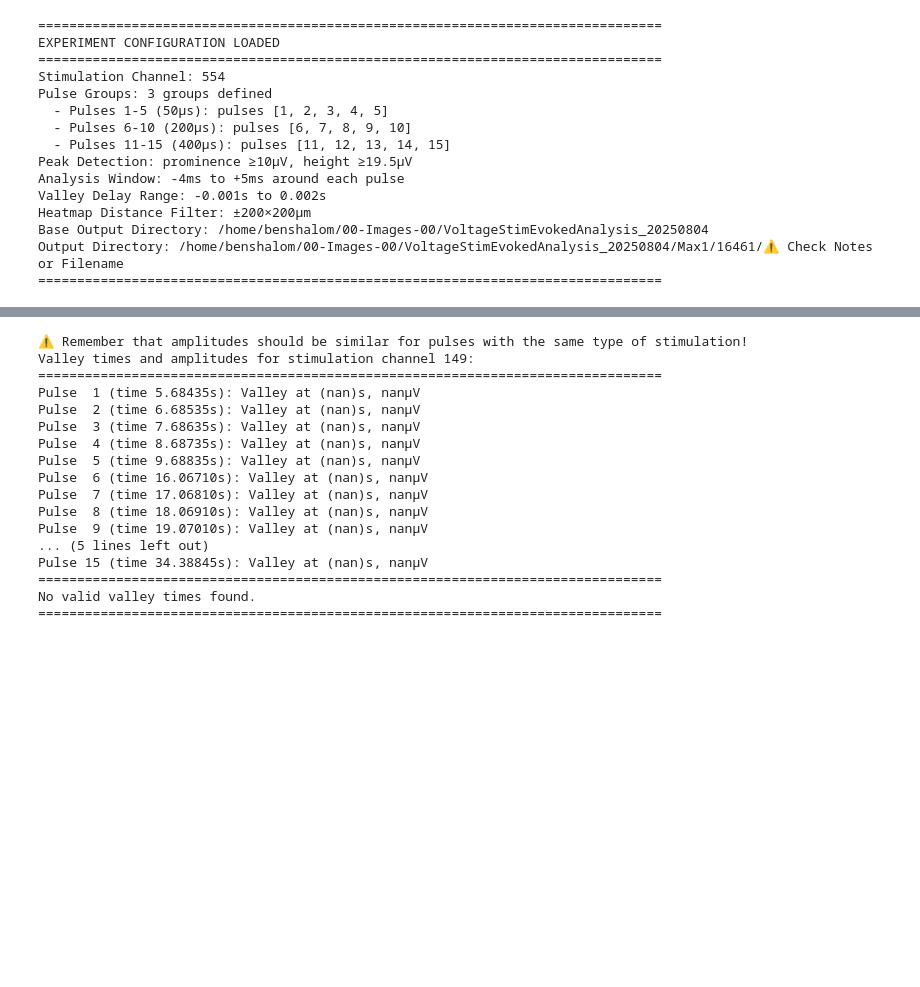
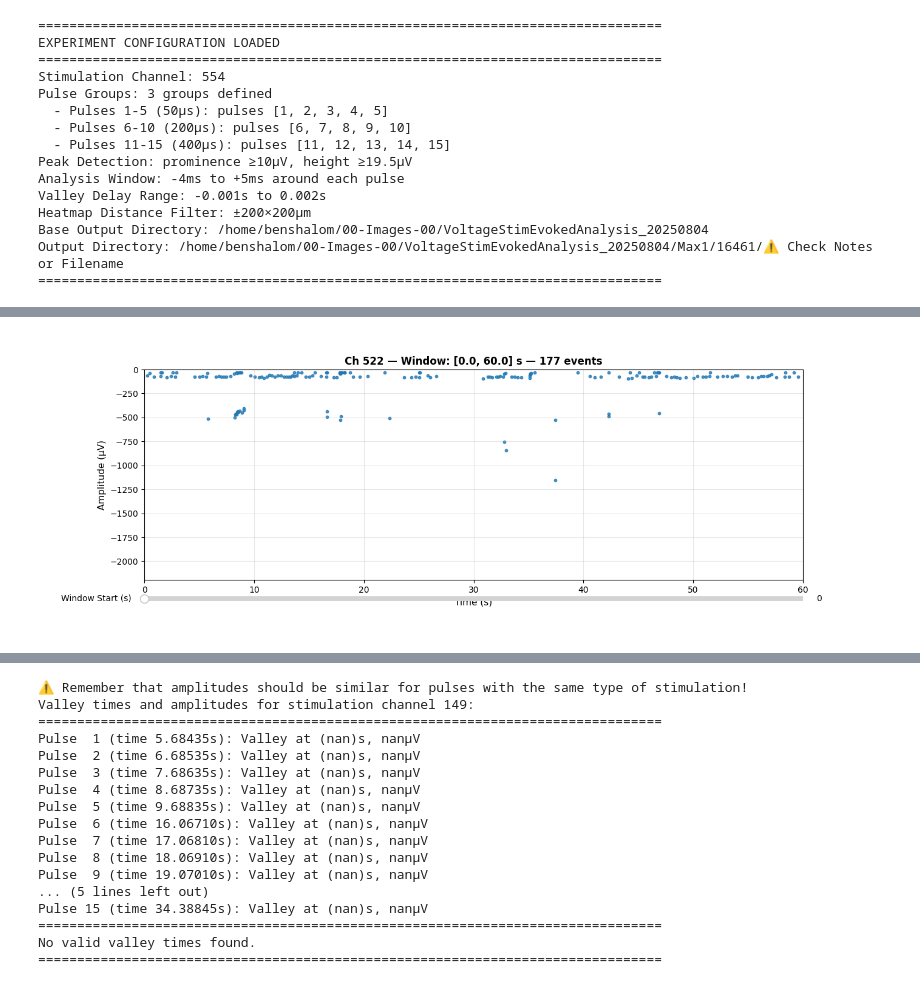
Before and after one commit to roybens/MEA_Analysis, a Jupyter notebook: StimulationAnalysis/EvokedAnalysis_Mk2.ipynb, the cells around one changed output, grey strips where cells are left out. Drawn from its saved outputs; the diff is of its cells as text; code cells hidden in the pictures; blank space fills up the shorter version.

```diff
--- a/StimulationAnalysis/EvokedAnalysis_Mk2.ipynb
+++ b/StimulationAnalysis/EvokedAnalysis_Mk2.ipynb
@@ -955,0 +1047,86 @@ pulse_times_sec = [5.68435, 6.68535, 7.68635, 8.68735, 9.68835, 16.0671, 17.0681
+# %%
+# Cell 2 — Scrollable plot with FIXED 60s window using single Slider
+%matplotlib widget
+import matplotlib.pyplot as plt
+from matplotlib.widgets import Slider
+
+# Fixed window size to display
+WINDOW_SIZE = 60  # seconds (FIXED!)
+
+# Calculate how far the window can slide
+max_window_start = time_end - WINDOW_SIZE
+if max_window_start < time_start:
+    raise ValueError(f"Time range ({time_end - time_start}s) is smaller than window size ({WINDOW_SIZE}s)")
+
+# Create figure with space for slider at bottom
+fig = plt.figure(figsize=(14, 5))
+ax_plot = plt.subplot2grid((20, 1), (0, 0), rowspan=18)
+ax_slider = plt.subplot2grid((20, 1), (19, 0))
+
+# Initial window position (start at beginning)
+initial_window_start = time_start
+initial_window_end = initial_window_start + WINDOW_SIZE
+
+# Initial plot - only show events in first window
+mask_initial = (times_win >= initial_window_start) & (times_win <= initial_window_end)
+scatter = ax_plot.scatter(times_win[mask_initial], amps_win[mask_initial],
+                          s=10, c='tab:blue', alpha=0.8)
+
+ax_plot.set_xlabel('Time (s)', fontsize=11)
+ax_plot.set_ylabel('Amplitude (µV)', fontsize=11)
+ax_plot.grid(alpha=0.3)
+ax_plot.set_ylim(-max_amp * 1.1, 0)
+ax_plot.set_xlim(initial_window_start, initial_window_end)
+
+# Update title with event count
+mask_count = mask_initial
+n_events_initial = np.sum(mask_count)
+ax_plot.set_title(
+    f'Ch {ch} — Window: [{initial_window_start:.1f}, {initial_window_end:.1f}] s — {n_events_initial} events',
+    fontsize=12, fontweight='bold'
+)
+
+# Create single Slider for window START position
+slider = Slider(
+    ax_slider,
+    'Window Start (s)',
+    time_start,                # min: earliest start position
+    max_window_start,          # max: latest start position
+    valinit=initial_window_start,
+    valstep=1.0,              # 1 second steps
+    color='steelblue'
+)
+
+# Update function when slider is moved
+def update(val):
+    window_start = slider.val
+    window_end = window_start + WINDOW_SIZE  # FIXED 60s window!
+
+    # Update x-axis limits (slide the window)
+    ax_plot.set_xlim(window_start, window_end)
+
+    # Update scatter plot to show only events in current window
+    mask_current = (times_win >= window_start) & (times_win <= window_end)
+    scatter.set_offsets(np.c_[times_win[mask_current], amps_win[mask_current]])
+
+    # Update title with current window and event count
+    n_events = np.sum(mask_current)
+    ax_plot.set_title(
+        f'Ch {ch} — Window: [{window_start:.1f}, {window_end:.1f}] s — {n_events} events',
+        fontsize=12, fontweight='bold'
+    )
+
+    fig.canvas.draw_idle()
+
+# Connect slider to update function
+slider.on_changed(update)
+
+plt.tight_layout()
+plt.show()
+
+print(f"💡 Drag the slider to scroll the {WINDOW_SIZE}s window through {time_start}-{time_end}s!")
+print(f"   Total range: {time_end - time_start} seconds")
+print(f"   Window size: {WINDOW_SIZE} seconds (FIXED)")
+print(f"   Slider range: {time_start} to {max_window_start} seconds")
+# %% [output]
+[figure, added]
```
Also changed, not shown: parts of 24 cells of this notebook, 4 other files.
